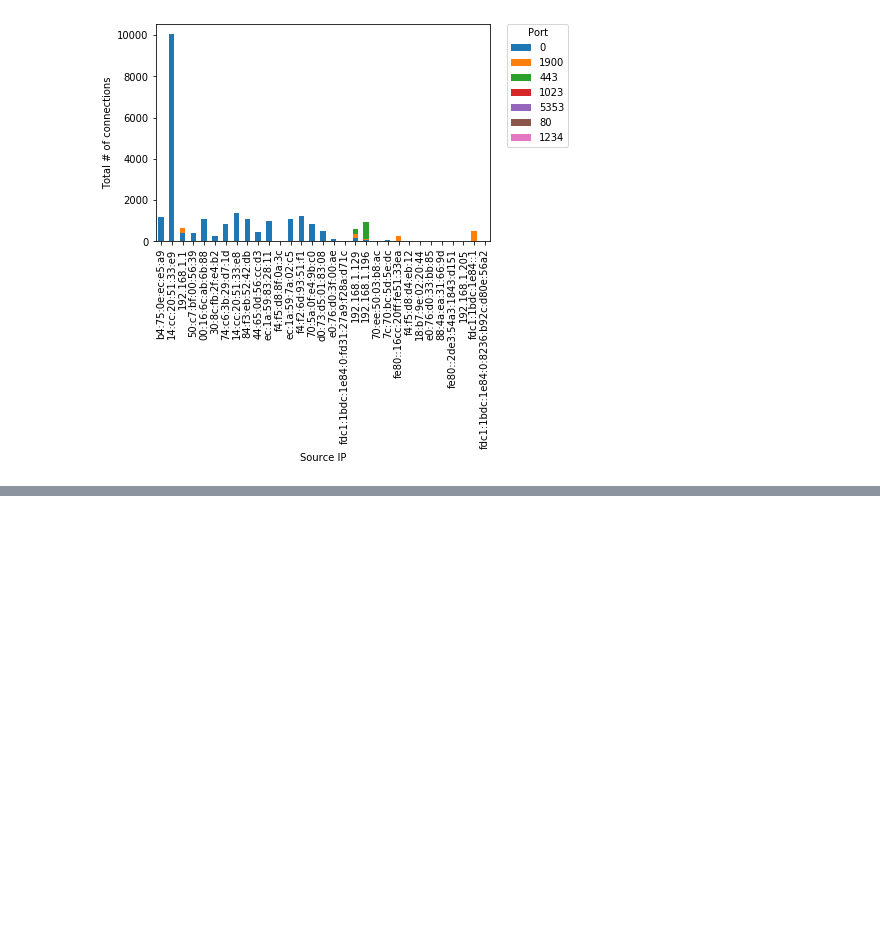
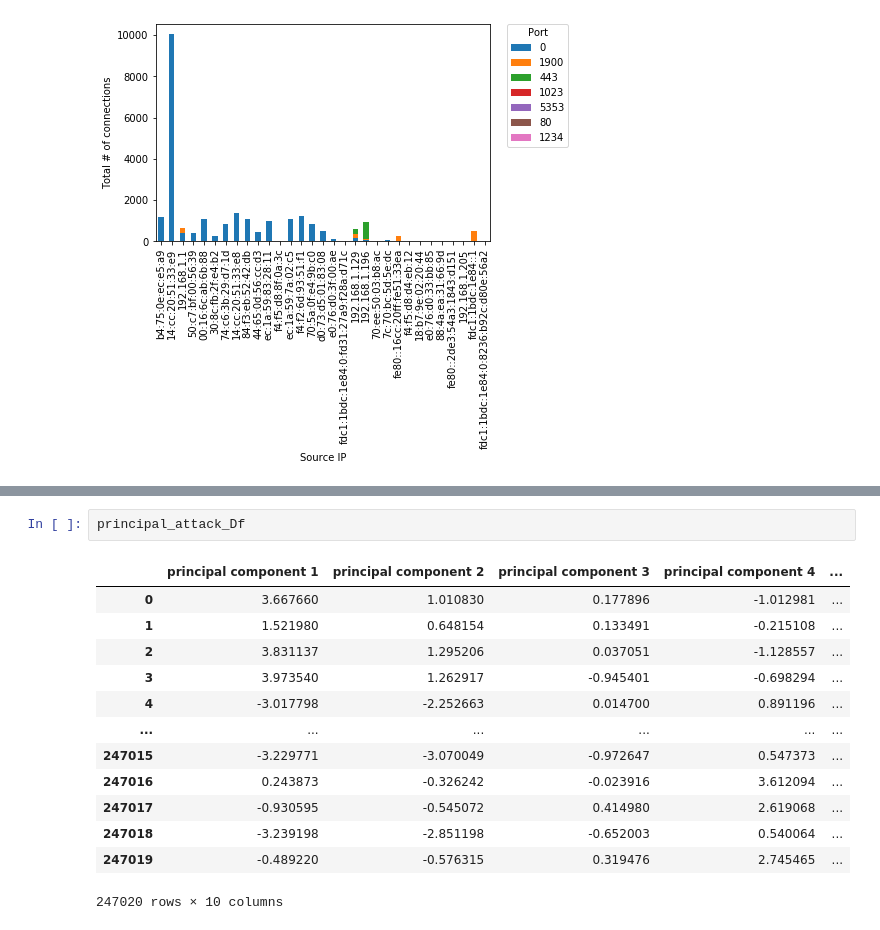
Before and after one commit to ArifulIslamPreence/IoT-TCP-Attack-detection, a Jupyter notebook: notebooks/flow_argus.ipynb, the cells around one changed output, grey strips where cells are left out. Drawn from its saved outputs; the diff is of its cells as text; blank space fills up the shorter version.

```diff
--- a/notebooks/flow_argus.ipynb
+++ b/notebooks/flow_argus.ipynb
@@ -349,0 +532,16 @@ ax.legend(patches, labels, bbox_to_anchor=(1.05, 1), loc=2, borderaxespad=0., ti
+# %%
+principal_attack_Df
+# %% [output]
+|  | principal component 1 | principal component 2 | principal component 3 | principal component 4 | ... |
+| 0 | 3.667660 | 1.010830 | 0.177896 | -1.012981 | ... |
+| 1 | 1.521980 | 0.648154 | 0.133491 | -0.215108 | ... |
+| 2 | 3.831137 | 1.295206 | 0.037051 | -1.128557 | ... |
+| 3 | 3.973540 | 1.262917 | -0.945401 | -0.698294 | ... |
+| 4 | -3.017798 | -2.252663 | 0.014700 | 0.891196 | ... |
+| ... | ... | ... | ... | ... | ... |
+| 247015 | -3.229771 | -3.070049 | -0.972647 | 0.547373 | ... |
+| 247016 | 0.243873 | -0.326242 | -0.023916 | 3.612094 | ... |
+| 247017 | -0.930595 | -0.545072 | 0.414980 | 2.619068 | ... |
+| 247018 | -3.239198 | -2.851198 | -0.652003 | 0.540064 | ... |
+| 247019 | -0.489220 | -0.576315 | 0.319476 | 2.745465 | ... |
+247020 rows × 10 columns
```
Also changed, not shown: parts of 13 cells of this notebook, 1 other file.
